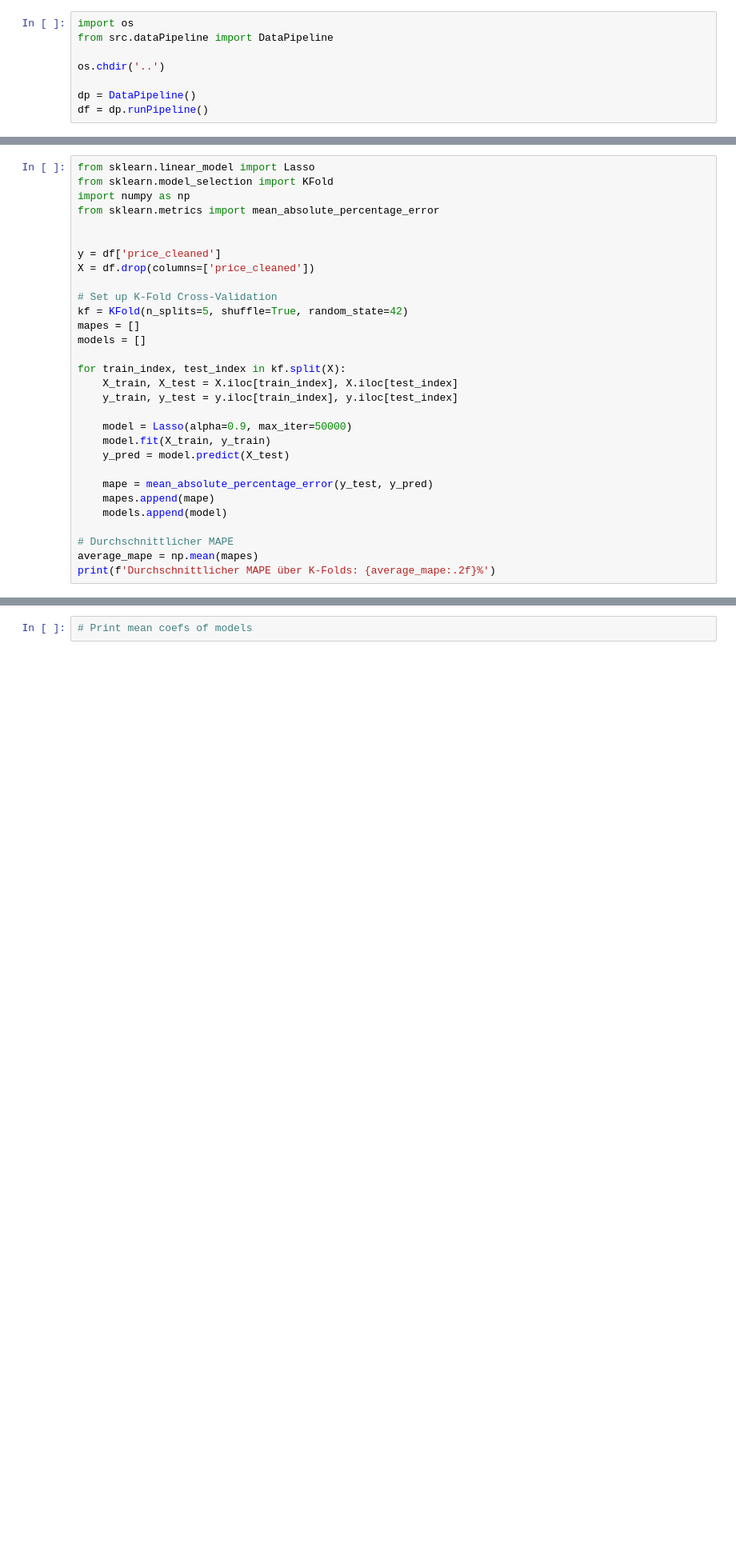
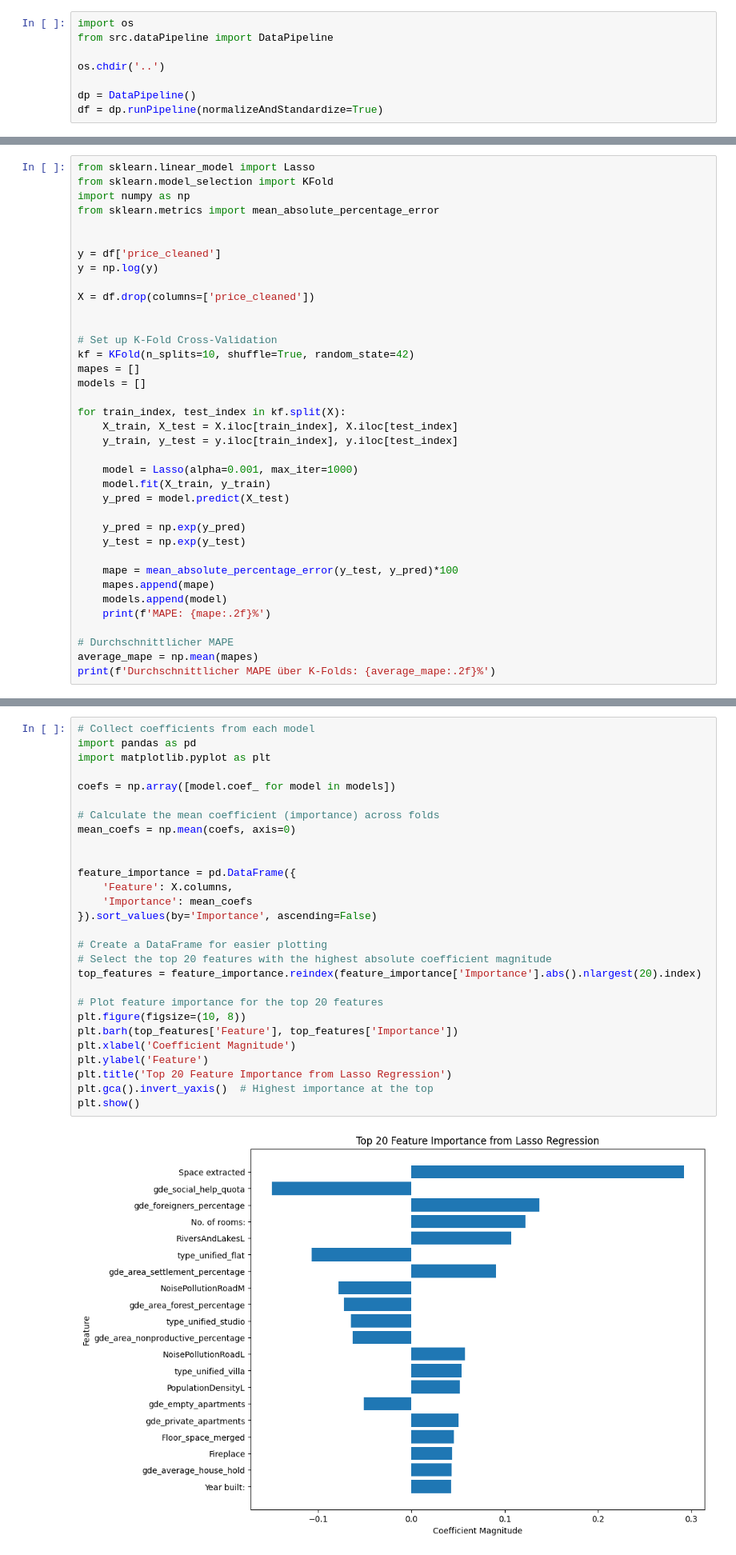
Before and after one commit to staldenhoefler/immo_challenge, a Jupyter notebook: notebooks/Lasso.ipynb, the cells around one changed output, grey strips where cells are left out. Shown at 80% size. Drawn from its saved outputs; the diff is of its cells as text; blank space fills up the shorter version.

```diff
--- a/notebooks/Lasso.ipynb
+++ b/notebooks/Lasso.ipynb
@@ -5,4 +5,4 @@ from src.dataPipeline import DataPipeline
 os.chdir('..')
 
 dp = DataPipeline()
-df = dp.runPipeline()
+df = dp.runPipeline(normalizeAndStandardize=True)
@@ -14,10 +25,13 @@ from sklearn.metrics import mean_absolute_percentage_error
 
 
 y = df['price_cleaned']
+y = np.log(y)
+
 X = df.drop(columns=['price_cleaned'])
 
+
 # Set up K-Fold Cross-Validation
-kf = KFold(n_splits=5, shuffle=True, random_state=42)
+kf = KFold(n_splits=10, shuffle=True, random_state=42)
 mapes = []
 models = []
 
@@ -25,13 +39,17 @@ for train_index, test_index in kf.split(X):
     X_train, X_test = X.iloc[train_index], X.iloc[test_index]
     y_train, y_test = y.iloc[train_index], y.iloc[test_index]
 
-    model = Lasso(alpha=0.9, max_iter=50000)
+    model = Lasso(alpha=0.001, max_iter=1000)
     model.fit(X_train, y_train)
     y_pred = model.predict(X_test)
 
-    mape = mean_absolute_percentage_error(y_test, y_pred)
+    y_pred = np.exp(y_pred)
+    y_test = np.exp(y_test)
+
+    mape = mean_absolute_percentage_error(y_test, y_pred)*100
     mapes.append(mape)
     models.append(model)
+    print(f'MAPE: {mape:.2f}%')
 
 # Durchschnittlicher MAPE
 average_mape = np.mean(mapes)
@@ -41,2 +69,30 @@ Durchschnittlicher MAPE über K-Folds: 83.26%
 # %%
-# Print mean coefs of models
+# Collect coefficients from each model
+import pandas as pd
+import matplotlib.pyplot as plt
+
+coefs = np.array([model.coef_ for model in models])
+
+# Calculate the mean coefficient (importance) across folds
+mean_coefs = np.mean(coefs, axis=0)
+
+
+feature_importance = pd.DataFrame({
+    'Feature': X.columns,
+    'Importance': mean_coefs
+}).sort_values(by='Importance', ascending=False)
+
+# Create a DataFrame for easier plotting
+# Select the top 20 features with the highest absolute coefficient magnitude
+top_features = feature_importance.reindex(feature_importance['Importance'].abs().nlargest(20).index)
+
+# Plot feature importance for the top 20 features
+plt.figure(figsize=(10, 8))
+plt.barh(top_features['Feature'], top_features['Importance'])
+plt.xlabel('Coefficient Magnitude')
+plt.ylabel('Feature')
+plt.title('Top 20 Feature Importance from Lasso Regression')
+plt.gca().invert_yaxis()  # Highest importance at the top
+plt.show()
+# %% [output]
+[figure, added]
```
Also changed, not shown: parts of 3 cells of this notebook, 10 other files.
